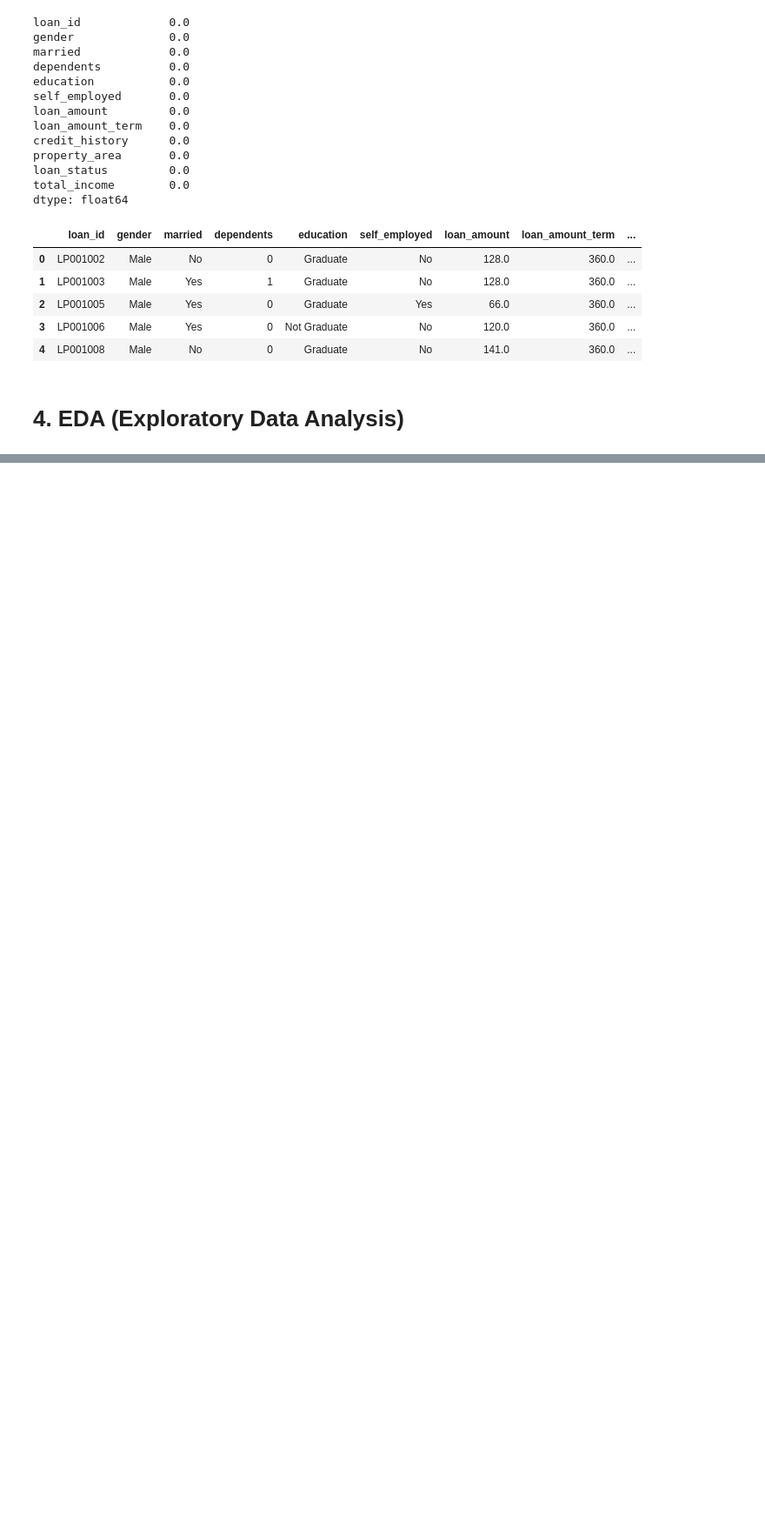
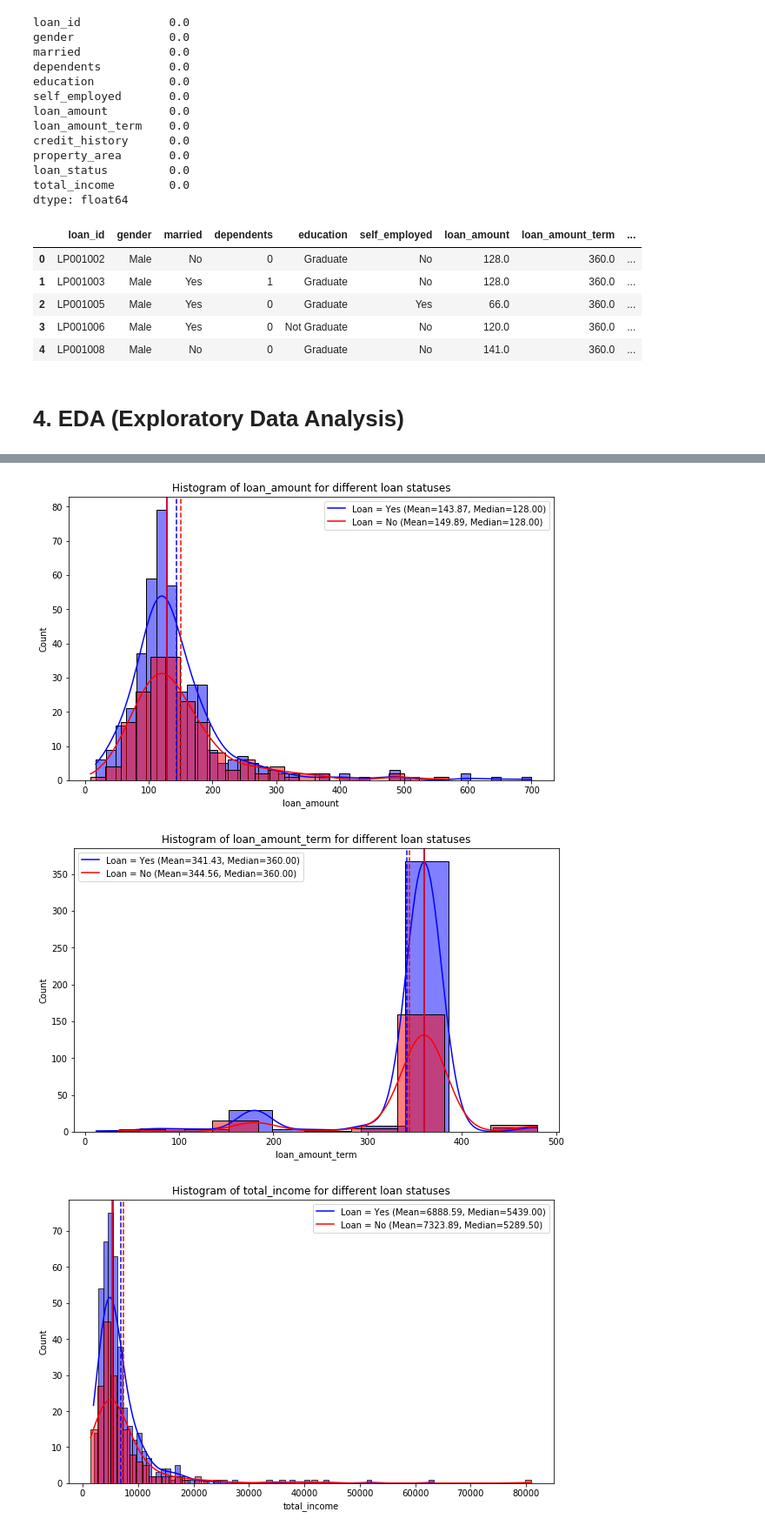
Before and after one commit to dooinn/week6-miniproject-loan, a Jupyter notebook: loan.ipynb, the cells around one changed output, grey strips where cells are left out. Shown at 87% size. Drawn from its saved outputs; the diff is of its cells as text; code cells hidden in the pictures; blank space fills up the shorter version.

```diff
--- a/loan.ipynb
+++ b/loan.ipynb
@@ -458,0 +393,20 @@ for col in cats:
+# %%
+# There are fair amount of outliers identified from numeric columns. The suggested approach for machine learning model in dealing with outlieres is binning them.
+
+# Stategy 1. Equal Width Binning - No data distribution relflected
+
+def bin_data_equal(df):
+    ranges = {
+        'loan_amount': ([0, 100, 200, 300, 400, 500, np.inf], ['0-100', '100-200', '200-300', '300-400', '400-500', '500+']),
+        'loan_amount_term': ([0, 100, 200, 300, 400, 500, np.inf], ['0-100', '100-200', '200-300', '300-400', '400-500', '500+']),
+        'total_income': ([0, 5000, 10000, 15000, 20000, np.inf], ['0-5000', '5000-10000', '10000-15000', '15000-20000', '20000+']),
+    }
+
+    for col, (range, labels) in ranges.items():
+        df[f'{col}_range'] = pd.cut(df[col], bins=range, labels=labels)
+
+    return df
+
+
+
+df = bin_data_equal(df)
@@ -458,0 +445,47 @@ for col in cats:
+# %%
+# Are there any differences in numeric features in relation to loan_status?
+
+loan_yes = df[df['loan_status'] == 'Yes']
+loan_yes = loan_yes[['loan_amount', 'loan_amount_term', 'total_income']]
+
+loan_no = df[df['loan_status'] == 'No']
+loan_no = loan_no[['loan_amount', 'loan_amount_term', 'total_income']]
+
+for col in loan_yes.columns:
+    plt.figure(figsize=(10,6))
+
+    # Create histogram for loan_yes
+    sns.histplot(loan_yes[col], kde=True, color='blue', label='Loan = Yes')
+
+    # Create histogram for loan_no
+    sns.histplot(loan_no[col], kde=True, color='red', label='Loan = No')
+
+    # Calculate mean and median for loan_yes
+    mean_value_yes = loan_yes[col].mean()
+    median_value_yes = loan_yes[col].median()
+
+    # Calculate mean and median for loan_no
+    mean_value_no = loan_no[col].mean()
+    median_value_no = loan_no[col].median()
+
+    # Add vertical lines for mean and median for loan_yes
+    plt.axvline(mean_value_yes, color='b', linestyle='--')
+    plt.axvline(median_value_yes, color='b', linestyle='-')
+
+    # Add vertical lines for mean and median for loan_no
+    plt.axvline(mean_value_no, color='r', linestyle='--')
+    plt.axvline(median_value_no, color='r', linestyle='-')
+
+    # Add legend with mean and median values
+    plt.legend({f'Loan = Yes (Mean={mean_value_yes:.2f}, Median={median_value_yes:.2f})':mean_value_yes,
+                f'Loan = No (Mean={mean_value_no:.2f}, Median={median_value_no:.2f})':mean_value_no})
+
+    # Set title
+    plt.title(f'Histogram of {col} for different loan statuses')
+
+    # Display the plot
+    plt.show()
+# %% [output]
+[figure, added]
+[figure, added]
+[figure, added]
```
Also changed, not shown: parts of 58 cells of this notebook.
